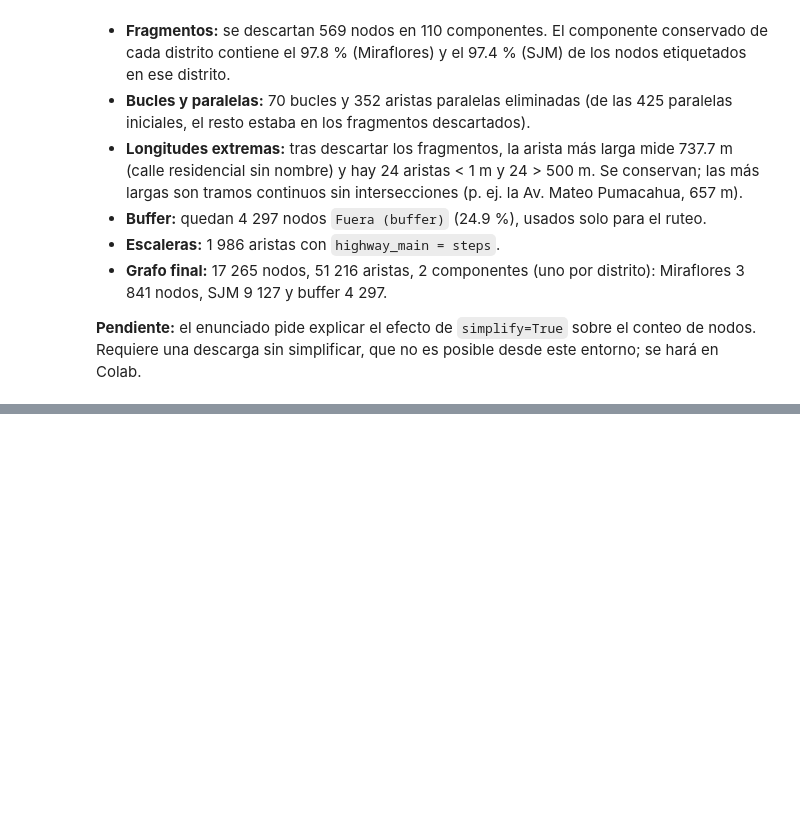
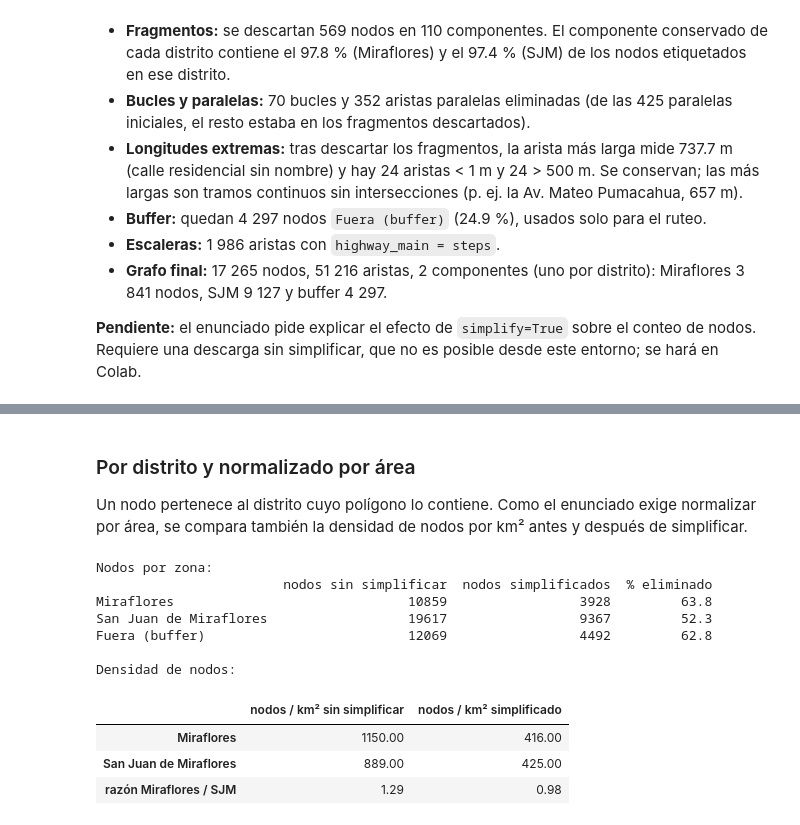
Before and after one commit to lvanCR/lima-walkability-accessibility, a Jupyter notebook: notebooks/01_descarga_y_limpieza.ipynb, the cells around one changed output, grey strips where cells are left out. Saved outputs shown, nothing was run; the diff lists cells and outputs as text; code cells hidden in the pictures; blank space fills up the shorter version.

```diff
--- a/notebooks/01_descarga_y_limpieza.ipynb
+++ b/notebooks/01_descarga_y_limpieza.ipynb
@@ -643,0 +672,31 @@ print([f"{p.name}: {p.stat().st_size/1e6:.1f} MB" for p in (ruta_clean, ruta_gpk
+# %% [markdown]
+### Por distrito y normalizado por área
+
+Un nodo pertenece al distrito cuyo polígono lo contiene. Como el enunciado exige normalizar por área, se compara también la densidad de nodos por km² antes y después de simplificar.
+# %%
+limites_a = gpd.read_file(cfg.DATA_RAW / "limites_distritos.gpkg").to_crs(cfg.CRS_METRIC)
+area = limites_a.set_index("distrito").geometry.area / 1e6
+nd = pd.DataFrame(comp["nodos_por_distrito"]).rename(columns={"sin_simplificar": "nodos sin simplificar", "simplificado": "nodos simplificados"})
+nd["% eliminado"] = ((1 - nd["nodos simplificados"] / nd["nodos sin simplificar"]) * 100).round(1)
+print("Nodos por zona:")
+print(nd.loc[cfg.DISTRICT_LABELS + ["Fuera (buffer)"]].to_string())
+
+dens = pd.DataFrame({
+    "nodos / km² sin simplificar": nd.loc[cfg.DISTRICT_LABELS, "nodos sin simplificar"] / area.loc[cfg.DISTRICT_LABELS],
+    "nodos / km² simplificado": nd.loc[cfg.DISTRICT_LABELS, "nodos simplificados"] / area.loc[cfg.DISTRICT_LABELS],
+}).round(0)
+dens.loc["razón Miraflores / SJM"] = (dens.loc["Miraflores"] / dens.loc["San Juan de Miraflores"]).round(2)
+print("\nDensidad de nodos:")
+dens
+# %% [output]
+Nodos por zona:
+                        nodos sin simplificar  nodos simplificados  % eliminado
+Miraflores                              10859                 3928         63.8
+San Juan de Miraflores                  19617                 9367         52.3
+Fuera (buffer)                          12069                 4492         62.8
+
+Densidad de nodos:
+|  | nodos / km² sin simplificar | nodos / km² simplificado |
+| Miraflores | 1150.00 | 416.00 |
+| San Juan de Miraflores | 889.00 | 425.00 |
+| razón Miraflores / SJM | 1.29 | 0.98 |
```
Also changed, not shown: parts of 4 cells of this notebook, 6 other files.
